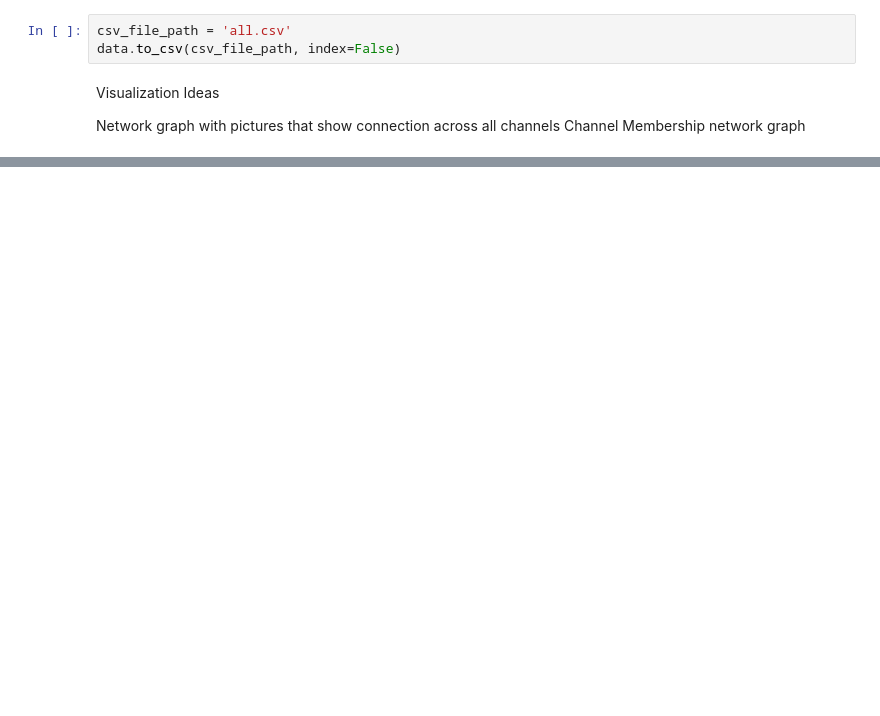
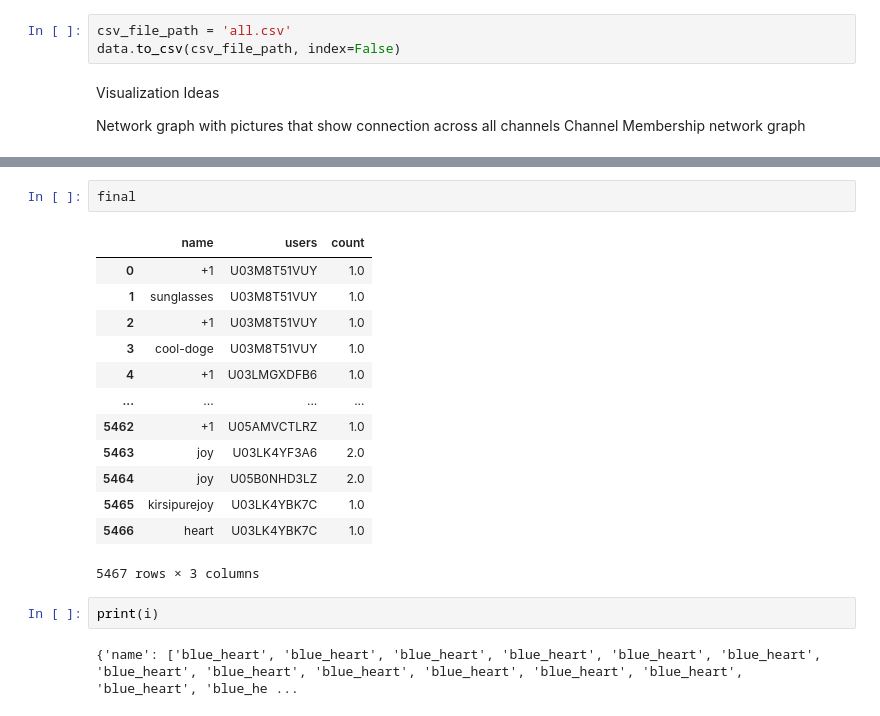
Before and after one commit to bwegr/stat386project, a Jupyter notebook: BlogPosts.ipynb, the cells around one changed output, grey strips where cells are left out. Saved outputs shown, nothing was run; the diff lists cells and outputs as text; blank space fills up the shorter version.

```diff
--- a/BlogPosts.ipynb
+++ b/BlogPosts.ipynb
@@ -170,0 +312,20 @@ Channel Membership network graph
+# %%
+final
+# %% [output]
+|  | name | users | count |
+| 0 | +1 | U03M8T51VUY | 1.0 |
+| 1 | sunglasses | U03M8T51VUY | 1.0 |
+| 2 | +1 | U03M8T51VUY | 1.0 |
+| 3 | cool-doge | U03M8T51VUY | 1.0 |
+| 4 | +1 | U03LMGXDFB6 | 1.0 |
+| ... | ... | ... | ... |
+| 5462 | +1 | U05AMVCTLRZ | 1.0 |
+| 5463 | joy | U03LK4YF3A6 | 2.0 |
+| 5464 | joy | U05B0NHD3LZ | 2.0 |
+| 5465 | kirsipurejoy | U03LK4YBK7C | 1.0 |
+| 5466 | heart | U03LK4YBK7C | 1.0 |
+5467 rows × 3 columns
+# %%
+print(i)
+# %% [output]
+{'name': ['blue_heart', 'blue_heart', 'blue_heart', 'blue_heart', 'blue_heart', 'blue_heart', 'blue_heart', 'blue_heart', 'blue_heart', 'blue_heart', 'blue_heart', 'blue_heart', 'blue_heart', 'blue_he ...
```
Also changed, not shown: parts of 26 cells of this notebook, 1 other file.
